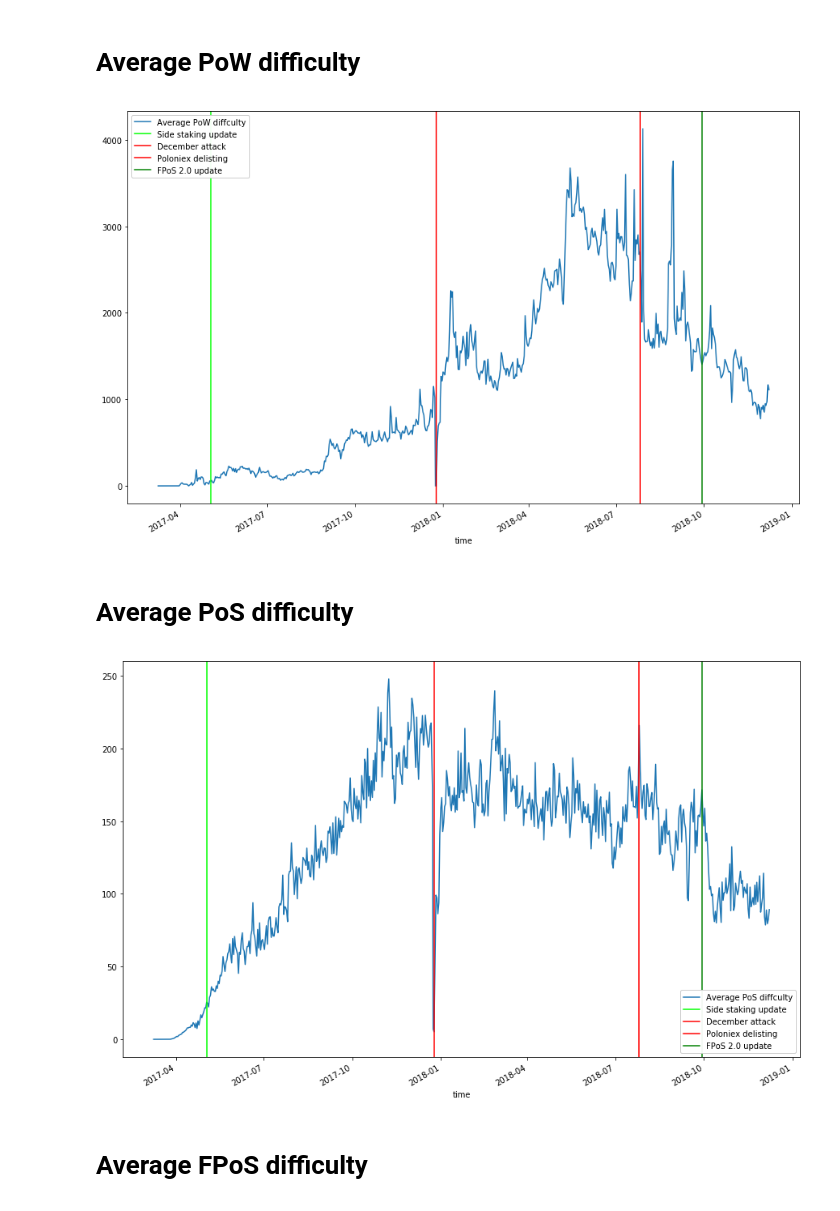
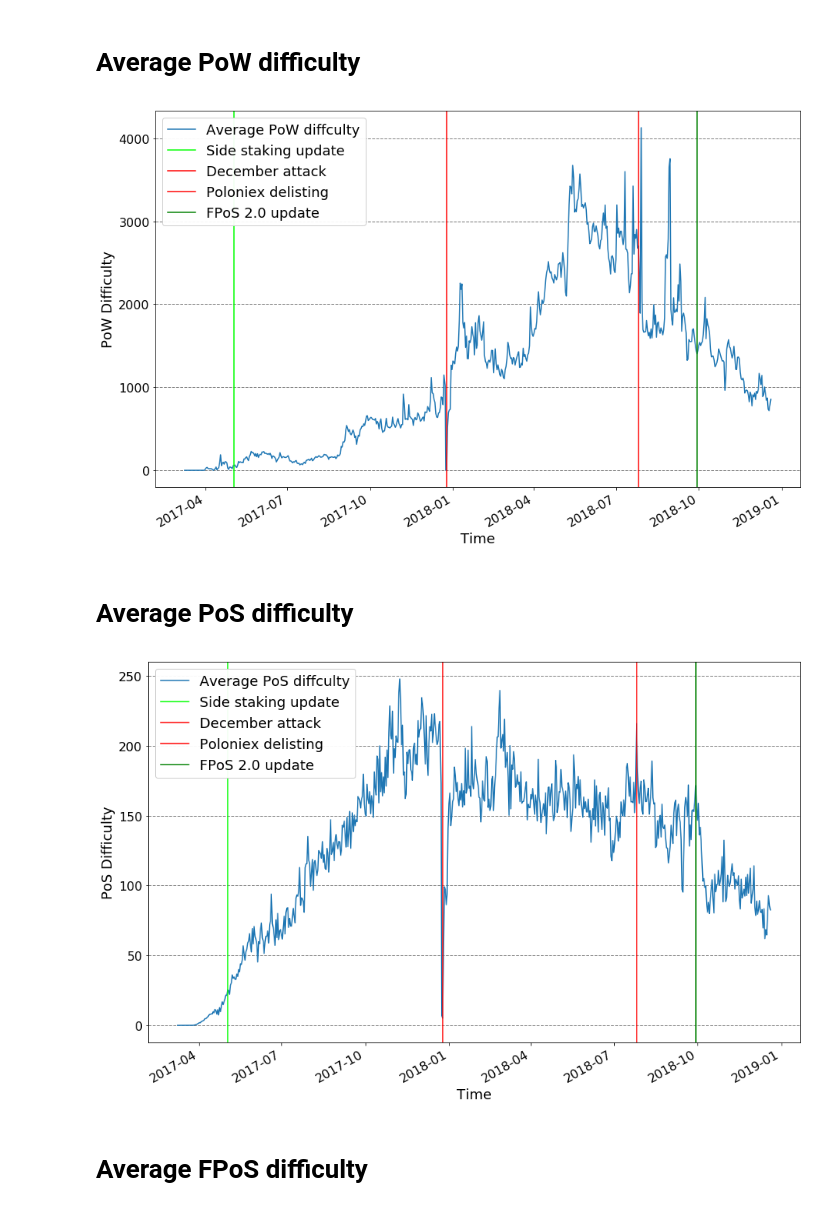
Before and after one commit to Astrych/pink-stats, a Jupyter notebook: Pinkcoin_difficulty_statistics.ipynb, the cells around one changed output. Saved outputs shown, nothing was run; the diff lists cells and outputs as text; code cells hidden in the pictures.

Commit message:
Data and charts update

```diff
--- a/Pinkcoin_difficulty_statistics.ipynb
+++ b/Pinkcoin_difficulty_statistics.ipynb
@@ -6,7 +6,7 @@ from datetime import datetime
 
 %matplotlib inline
 # %%
-data = pd.read_csv("csvs/day_file.csv", parse_dates=["time"])
+data = pd.read_csv("csvs/day.csv", parse_dates=["time"])
 # %% [markdown]
 # Average PoW difficulty
 # %%
@@ -15,30 +15,50 @@ data.plot(
     figsize=(15, 10),
     label="Average PoW diffculty"
 )
+
+ax = plt.gca()
+ax.tick_params(axis="both", which="major", labelsize=24)
+ax.tick_params(axis="both", which="major", labelsize=16)
+
+ax.yaxis.grid(which="major", color="grey", linestyle="--", linewidth=1)
+
+plt.xlabel("Time", fontsize=18)
+plt.ylabel('PoW Difficulty', fontsize=18)
+
 plt.axvline(x=datetime(2017, 5, 3), ymin=0, ymax=2, color="lime", label="Side staking update")
 plt.axvline(x=datetime(2017, 12, 25), ymin=0, ymax=2, color="red", label="December attack")
 plt.axvline(x=datetime(2018, 7,26), ymin=0, ymax=2, color="red", label="Poloniex delisting")
 plt.axvline(x=datetime(2018, 9, 29), ymin=0, ymax=2, color="green", label="FPoS 2.0 update")
 
-plt.legend(loc="upper left", framealpha=0.95);
+plt.legend(loc="upper left", framealpha=0.95, prop={"size": 18});
 # %% [output]
-[figure, old version]
+[figure, new version]
 # %% [markdown]
 # Average PoS difficulty
 # %%
 data.plot(
     x="time", y="avg_pos_difficulty",
     figsize=(15, 10),
     label="Average PoS diffculty"
 )
+
+ax = plt.gca()
+ax.tick_params(axis="both", which="major", labelsize=24)
+ax.tick_params(axis="both", which="major", labelsize=16)
+
+ax.yaxis.grid(which="major", color="grey", linestyle="--", linewidth=1)
+
+plt.xlabel("Time", fontsize=18)
+plt.ylabel('PoS Difficulty', fontsize=18)
+
 plt.axvline(x=datetime(2017, 5, 3), ymin=0, ymax=2, color="lime", label="Side staking update")
 plt.axvline(x=datetime(2017, 12, 25), ymin=0, ymax=2, color="red", label="December attack")
 plt.axvline(x=datetime(2018, 7,26), ymin=0, ymax=2, color="red", label="Poloniex delisting")
 plt.axvline(x=datetime(2018, 9, 29), ymin=0, ymax=2, color="green", label="FPoS 2.0 update")
 
-plt.legend(loc="lower right", framealpha=0.95);
+plt.legend(loc="upper left", framealpha=0.95, prop={"size": 18});
 # %% [output]
-[figure, old version]
+[figure, new version]
 # %% [markdown]
 # Average FPoS difficulty
 # %%
```
Also changed, not shown: parts of 1 cell of this notebook, 35 other files.
